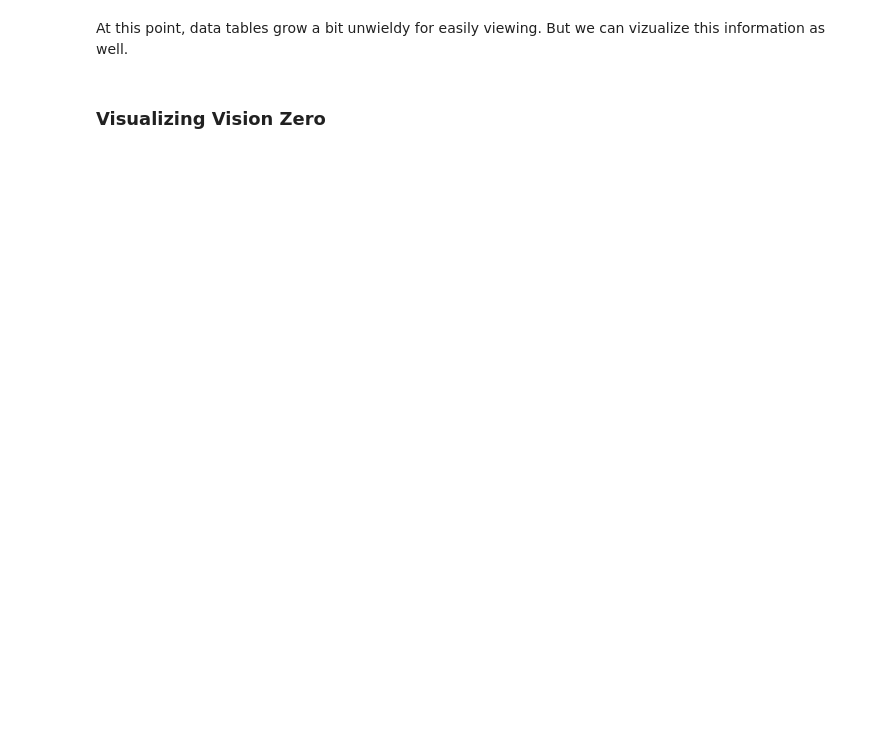
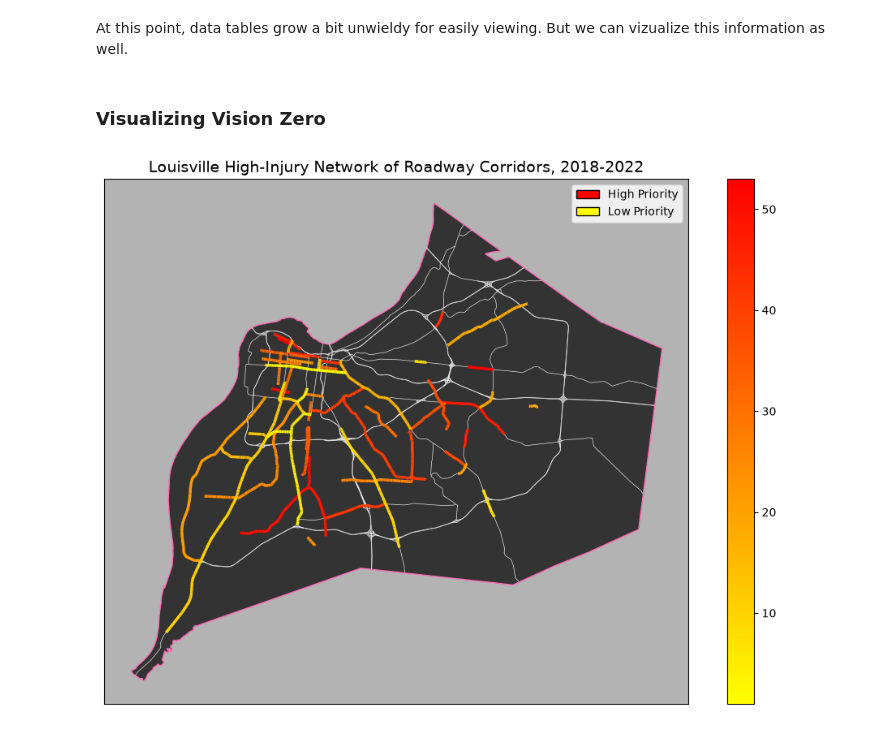
Before and after one commit to JishGorft/Roadway_Risk, a Jupyter notebook: Louisville_Roadway_Risk_Analysis.ipynb, the cells around one changed output. Cells and saved outputs as stored; diff of their text form; code cells hidden in the pictures; blank space fills up the shorter version.

```diff
--- a/Louisville_Roadway_Risk_Analysis.ipynb
+++ b/Louisville_Roadway_Risk_Analysis.ipynb
@@ -386,3 +396,26 @@ ORDER BY SUM(h.TOTAL_KA_C) DESC
 At this point, data tables grow a bit unwieldy for easily viewing. But we can vizualize this information as well.
 # %% [markdown]
 ### Visualizing Vision Zero
+# %%
+fig, ax = plt.subplots(figsize = (10,7))
+
+# sort hi_injury so that the most dangerous stretches plot later/last (appear on top)
+hi_injury.sort_values('PRIORITY_R', ascending=False, inplace=True)
+
+# hide latitude and longitude (chartjunk in this case)
+ax.get_xaxis().set_visible(False)
+ax.get_yaxis().set_visible(False)
+
+high_prior = mpatches.Patch(color='#ff0000', ec='black', label='High Priority')
+low_prior = mpatches.Patch(color='#ffff00', ec='black', label = 'Low Priority')
+ax.legend(loc='upper right', handles=[high_prior, low_prior])
+ax.set_facecolor('0.7')
+
+jefferson_co.plot(ax = ax, color='0.2', edgecolor='hotpink')
+jeffco_roads.plot(ax = ax, color='0.9', linewidth=0.5)
+hi_injury.plot(ax = ax, column='PRIORITY_R', cmap='autumn_r', linewidth=2.5, legend=True)
+plt.title("Louisville High-Injury Network of Roadway Corridors, 2018-2022", fontsize=14)
+plt.tight_layout()
+plt.show()
+# %% [output]
+[figure, added]
```
Also changed, not shown: parts of 6 cells of this notebook.
